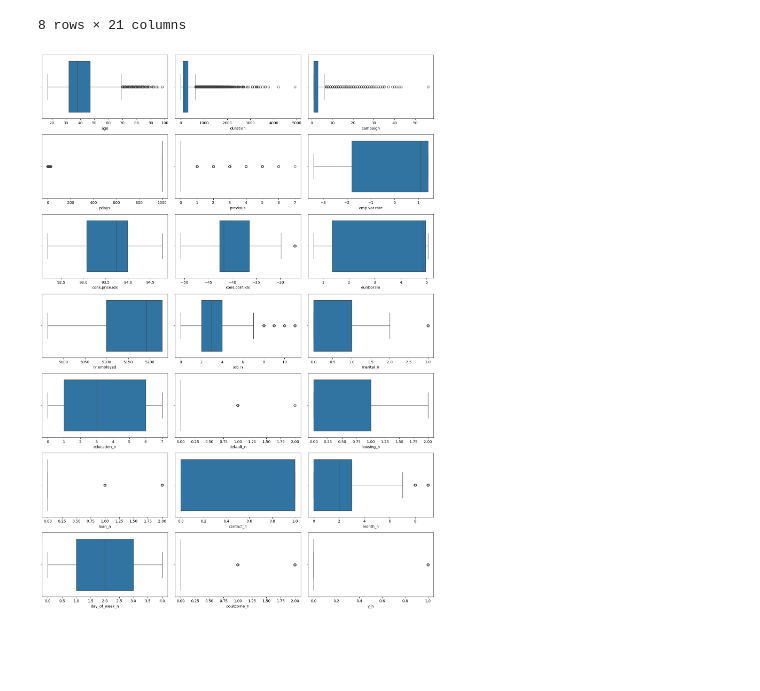
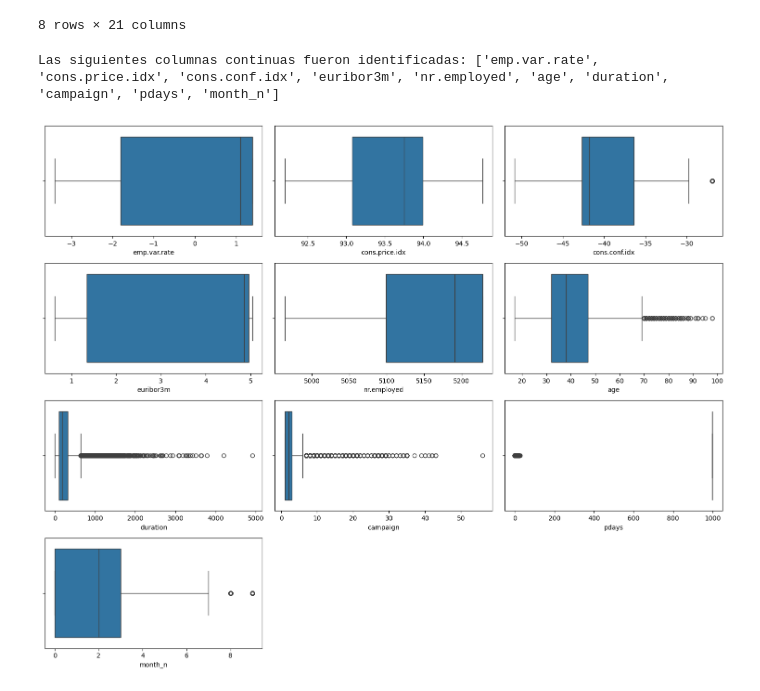
Before and after one commit to 4GeeksAcademy/machine-learning-python-template-bank-BryanJumbo, a Jupyter notebook: src/explore.ipynb, the cells around one changed output. Saved outputs shown, nothing was run; the diff lists cells and outputs as text; code cells hidden in the pictures; blank space fills up the shorter version.

```diff
--- a/src/explore.ipynb
+++ b/src/explore.ipynb
@@ -542,29 +553,31 @@ df_enc.corr().describe()
 | max | 1.000000 | 1.000000 | 1.000000 | 1.000000 | 1.000000 | 1.000000 | 1.000000 | 1.000000 | ... |
 8 rows × 21 columns
 # %%
-
-n = len(df_enc.columns)
+lista_col = list(df_enc.select_dtypes('float64')) + list(df_enc[['age', 'duration', 'campaign', 'pdays','month_n']])
+print(f"Las siguientes columnas continuas fueron identificadas: {lista_col}")
+n = len(lista_col)
 n_cols = 3
 n_rows = math.ceil(n / n_cols)
 
 fig, axis = plt.subplots(n_rows, n_cols, figsize=(15, 3 * n_rows))
 
 axis = np.array(axis)
 if axis.ndim == 1:
     axis = axis.reshape(-1, n_cols)
 
-for idx, col in enumerate(df_enc.columns):
+for idx, col in enumerate(df_enc[lista_col]):
     row = idx // n_cols
     col_pos = idx % n_cols
     sns.boxplot(ax=axis[row, col_pos], data=df_enc, x=col)
 
 # Oculta subplots vacíos
-for idx in range(len(df_enc), n_rows * n_cols):
+for idx in range(len(lista_col), n_rows * n_cols):
     row = idx // n_cols
     col_pos = idx % n_cols
     fig.delaxes(axis[row, col_pos])
 
 plt.tight_layout()
 plt.show()
 # %% [output]
+Las siguientes columnas continuas fueron identificadas: ['emp.var.rate', 'cons.price.idx', 'cons.conf.idx', 'euribor3m', 'nr.employed', 'age', 'duration', 'campaign', 'pdays', 'month_n']
-[figure, old version]
+[figure, new version]
```
Also changed, not shown: parts of 31 cells of this notebook, 1 other file.
